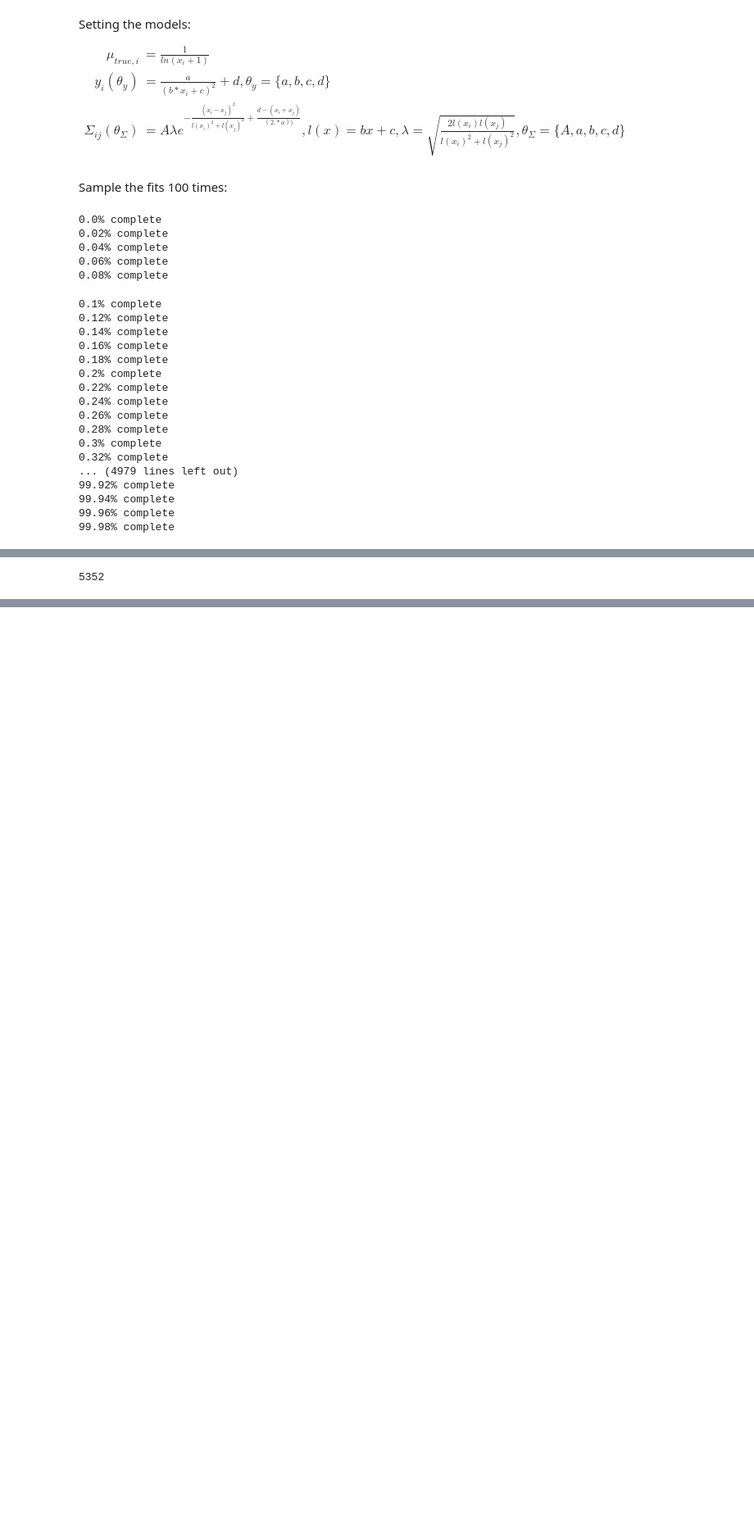
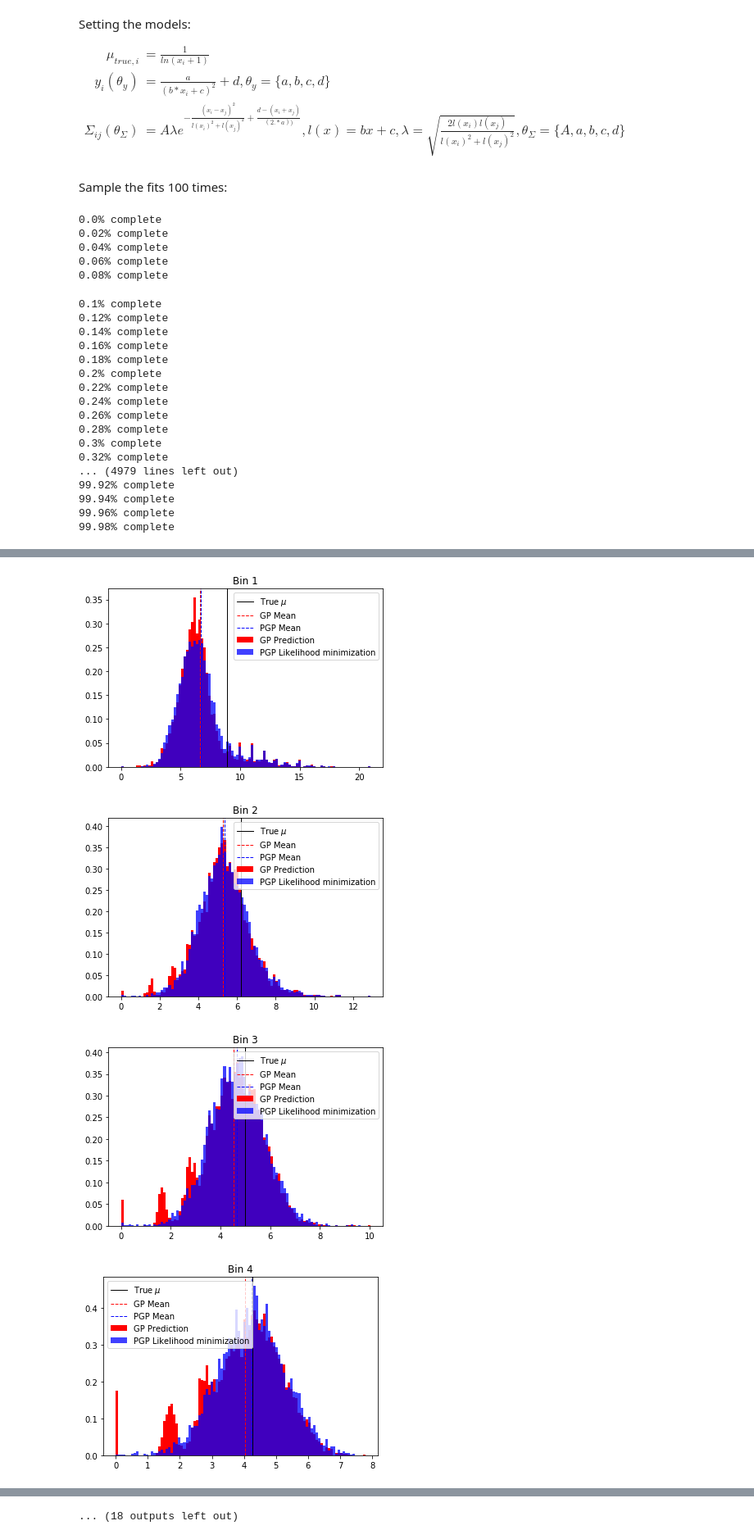
Before and after one commit to ChrisIck/Poisson-GPs, a Jupyter notebook: Variation Testing.ipynb, the cells around one changed output, grey strips where cells are left out. Shown at 82% size. Drawn from its saved outputs; the diff is of its cells as text; code cells hidden in the pictures; blank space fills up the shorter version.

Commit message:
added plots

```diff
--- a/Variation Testing.ipynb
+++ b/Variation Testing.ipynb
@@ -195,6 +195,10 @@ GP_mean = np.empty(N)
 GP_std = np.empty(N)
 PGP_mean = np.empty(N)
 PGP_std = np.empty(N)
+
+mu_color = 'k'
+GP_color = 'r'
+PGP_color = 'b'
 
 for bindex in range(N):
     for atest in data_arrays:
@@ -210,11 +214,3 @@ for bindex in range(N):
     GP_std[bindex] = np.std(np.array(mu_GP_array)[:,bindex])
     PGP_mean[bindex] = np.mean(np.array(mu_PGP_array)[:,bindex])
     PGP_std[bindex] = np.std(np.array(mu_PGP_array)[:,bindex])
-
-    plt.figure()
-    plt.title("Bin " + str(bindex + 1))
-    _, bins, _ = plt.hist(np.array(mu_GP_array)[:,bindex], bins=100, normed = True, label = "GP Prediction")
-    plt.hist(np.array(mu_PGP_array)[:,bindex], bins=bins, normed = True, alpha = .75, label = "PGP Likelihood minimization")
-    plt.axvline(mu_test[bindex], color='k', linestyle='dashed', linewidth=1, label = "True $\mu$")
-    plt.legend()
-plt.show()
@@ -235,4 +217,16 @@ plt.show()
-# %%
-print len(mu_GP_array)
-# %% [output]
-5352
+# %%
+for bindex in range(N):
+    plt.figure()
+    plt.title("Bin " + str(bindex + 1))
+    _, bins, _ = plt.hist(np.array(mu_GP_array)[:,bindex], bins=100, normed = True, color = GP_color, label = "GP Prediction")
+    plt.hist(np.array(mu_PGP_array)[:,bindex], bins=bins, normed = True, color = PGP_color, alpha = .75, label = "PGP Likelihood minimization")
+    plt.axvline(mu_test[bindex], color = mu_color, linewidth=1, label = "True $\mu$")
+    plt.axvline(GP_mean[bindex], color = GP_color, linestyle='dashed', linewidth=1, label = "GP Mean")
+    plt.axvline(PGP_mean[bindex], color = PGP_color, linestyle='dashed', linewidth=1, label = "PGP Mean")
+    plt.legend()
+plt.show()
+# %% [output]
+[figure, added]
+[figure, added]
+[figure, added]
+[figure, added]
@@ -238,0 +241 @@ print len(mu_GP_array)
+... (18 outputs left out)
```
Also changed, not shown: parts of 3 cells of this notebook.
